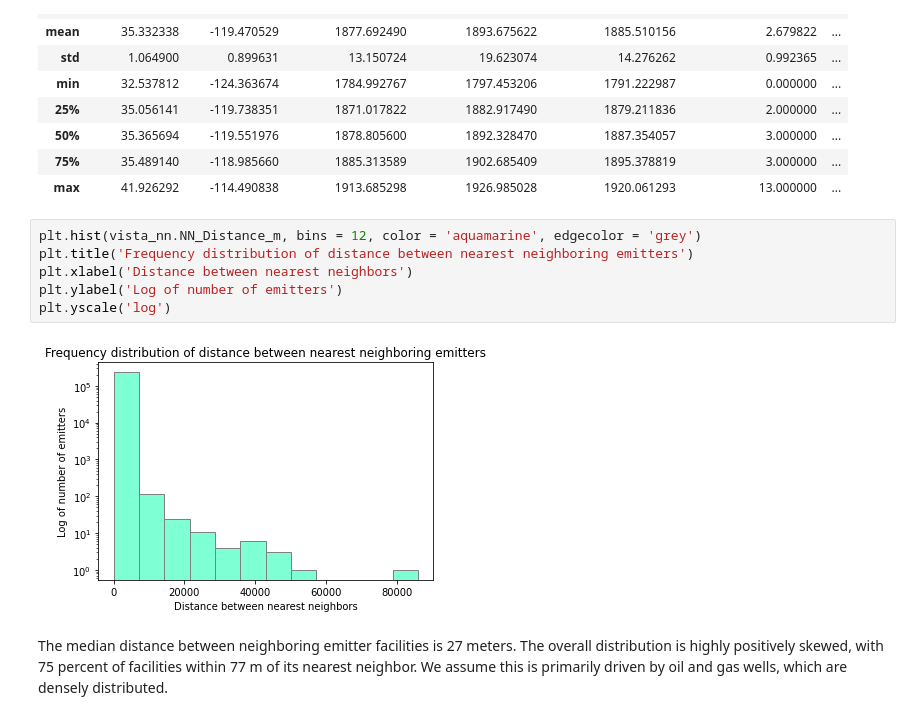
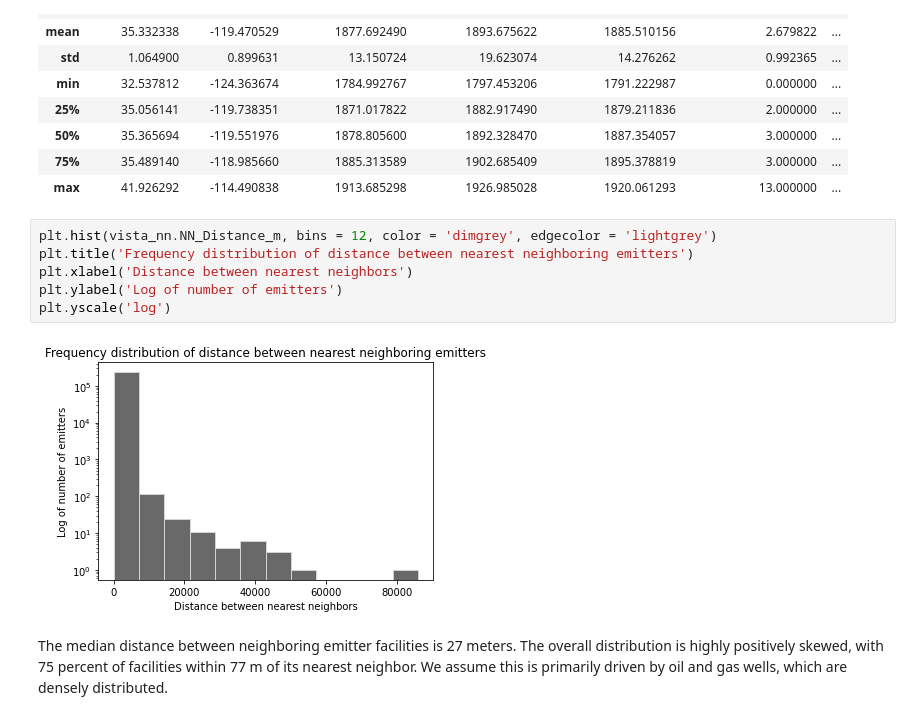
Before and after one commit to hikari-murayama/CA_ag_pollution, a Jupyter notebook: 00_Exploration_NearestEmitter.ipynb, the cells around one changed output. Drawn from its saved outputs; the diff is of its cells as text.

```diff
--- a/00_Exploration_NearestEmitter.ipynb
+++ b/00_Exploration_NearestEmitter.ipynb
@@ -35,12 +35,12 @@ vista_nn.describe()
 | 75% | 35.489140 | -118.985660 | 1885.313589 | 1902.685409 | 1895.378819 | 3.000000 | ... |
 | max | 41.926292 | -114.490838 | 1913.685298 | 1926.985028 | 1920.061293 | 13.000000 | ... |
 # %%
-plt.hist(vista_nn.NN_Distance_m, bins = 12, color = 'aquamarine', edgecolor = 'grey')
+plt.hist(vista_nn.NN_Distance_m, bins = 12, color = 'dimgrey', edgecolor = 'lightgrey')
 plt.title('Frequency distribution of distance between nearest neighboring emitters')
 plt.xlabel('Distance between nearest neighbors')
 plt.ylabel('Log of number of emitters')
 plt.yscale('log')
 # %% [output]
-[figure, old version]
+[figure, new version]
 # %% [markdown]
 The median distance between neighboring emitter facilities is 27 meters. The overall distribution is highly positively skewed, with 75 percent of facilities within 77 m of its nearest neighbor. We assume this is primarily driven by oil and gas wells, which are densely distributed.
```
Also changed, not shown: 2 other files.
